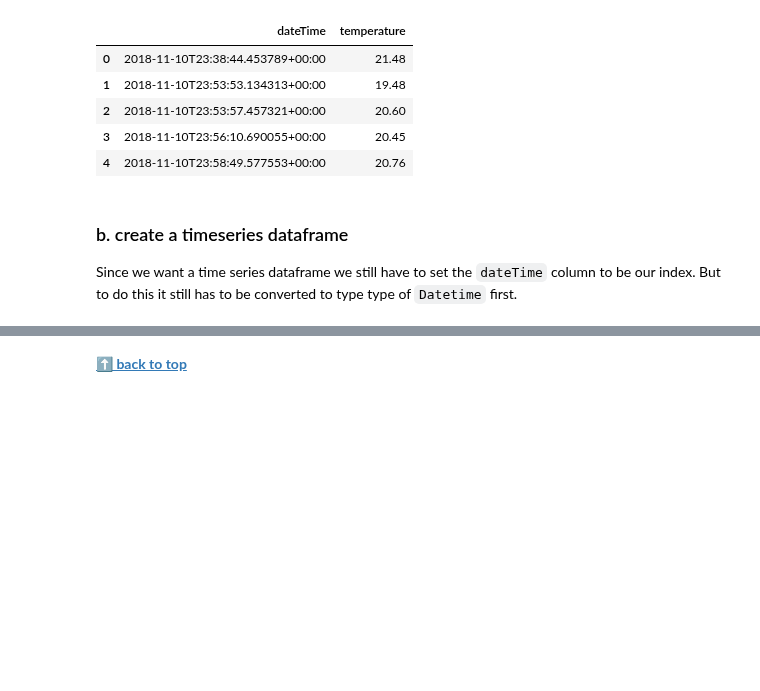
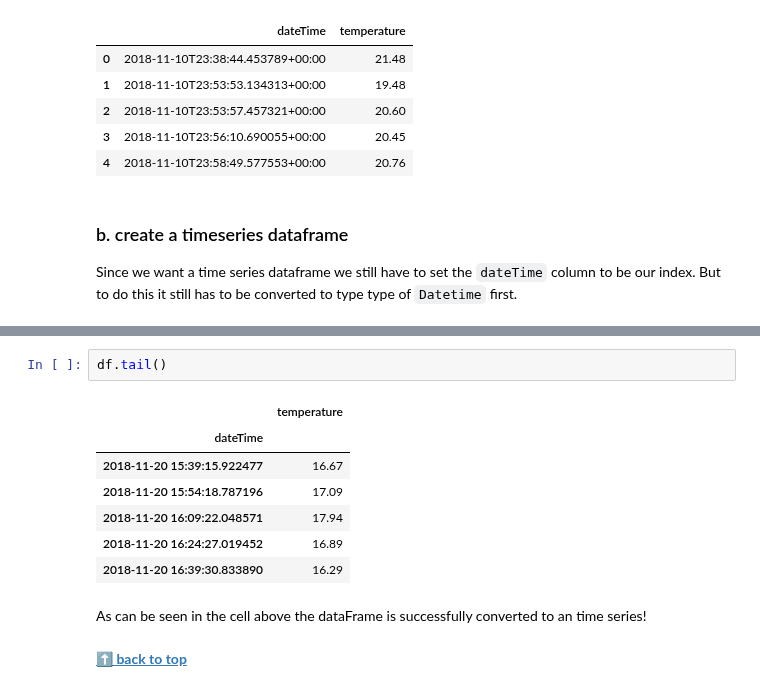
Before and after one commit to bryanhonof/Smart-Systems-Assignment-1, a Jupyter notebook: Python/2_get_data.ipynb, the cells around one changed output, grey strips where cells are left out. Saved outputs shown, nothing was run; the diff lists cells and outputs as text; blank space fills up the shorter version.

```diff
--- a/Python/2_get_data.ipynb
+++ b/Python/2_get_data.ipynb
@@ -161,3 +164,15 @@ memory usage: 13.8 KB
+# %%
+df.tail()
+# %% [output]
+|  | temperature |
+| dateTime |  |
+| 2018-11-20 15:39:15.922477 | 16.67 |
+| 2018-11-20 15:54:18.787196 | 17.09 |
+| 2018-11-20 16:09:22.048571 | 17.94 |
+| 2018-11-20 16:24:27.019452 | 16.89 |
+| 2018-11-20 16:39:30.833890 | 16.29 |
+# %% [markdown]
+As can be seen in the cell above the dataFrame is successfully converted to an time series!
 # %% [markdown]
 **[⬆ back to top](#table-of-contents)**
 # %% [markdown]
```
Also changed, not shown: parts of 13 cells of this notebook, 1 other file.
